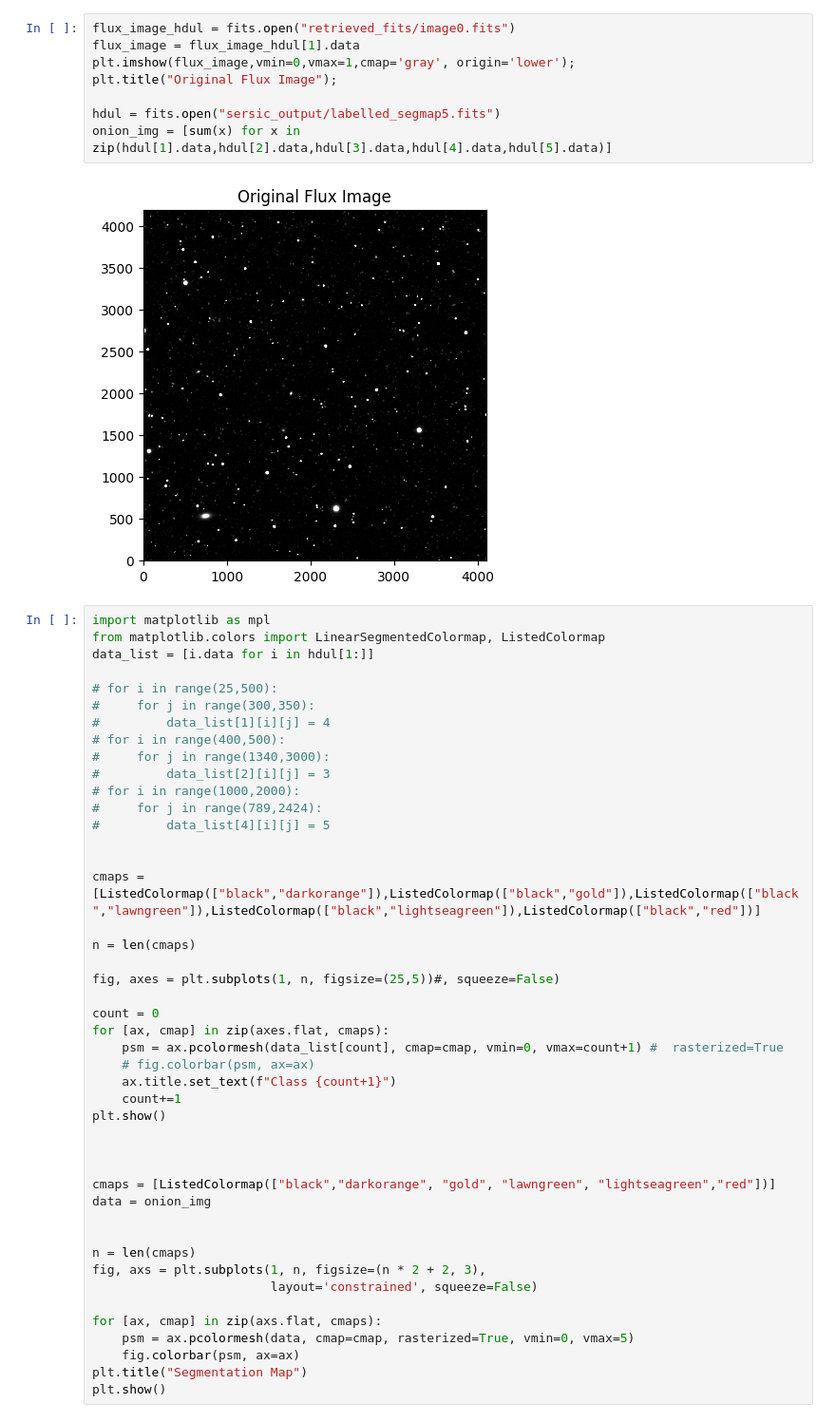
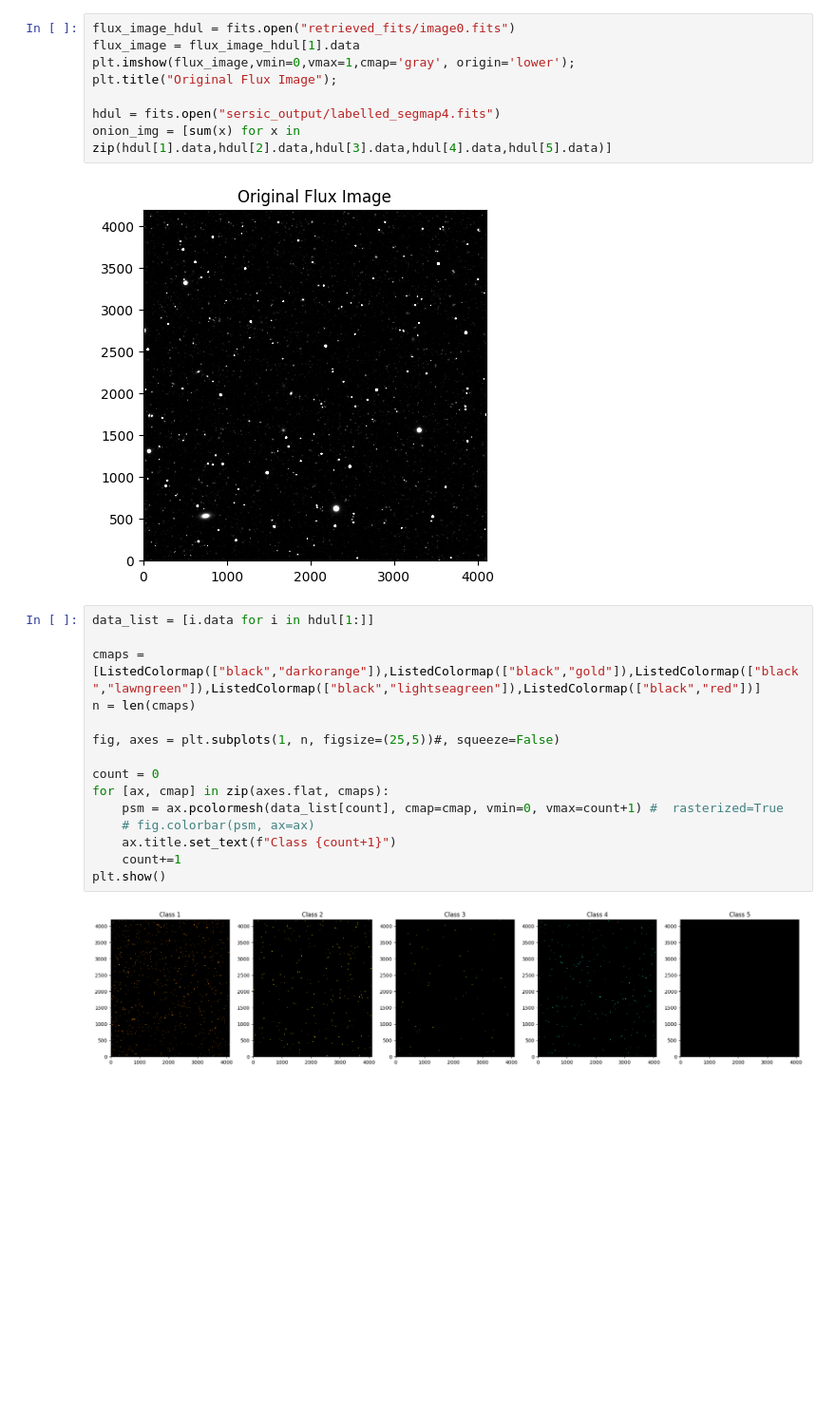
Before and after one commit to sierrajanson/Comp_Astro_Lab-Rubin, a Jupyter notebook: program/displaying_segmaps.ipynb, the cells around one changed output. Shown: that part at 95% size. Drawn from its saved outputs; the diff is of its cells as text; blank space fills up the shorter version.

```diff
--- a/program/displaying_segmaps.ipynb
+++ b/program/displaying_segmaps.ipynb
@@ -14,52 +11,24 @@ flux_image = flux_image_hdul[1].data
 plt.imshow(flux_image,vmin=0,vmax=1,cmap='gray', origin='lower');
 plt.title("Original Flux Image");
 
-hdul = fits.open("sersic_output/labelled_segmap5.fits")
+hdul = fits.open("sersic_output/labelled_segmap4.fits")
 onion_img = [sum(x) for x in zip(hdul[1].data,hdul[2].data,hdul[3].data,hdul[4].data,hdul[5].data)]
 # %% [output]
 [figure]
 # %%
-import matplotlib as mpl
-from matplotlib.colors import LinearSegmentedColormap, ListedColormap
 data_list = [i.data for i in hdul[1:]]
 
-# for i in range(25,500):
-#     for j in range(300,350):
-#         data_list[1][i][j] = 4
-# for i in range(400,500):
-#     for j in range(1340,3000):
-#         data_list[2][i][j] = 3
-# for i in range(1000,2000):
-#     for j in range(789,2424):
-#         data_list[4][i][j] = 5
-
-
 cmaps = [ListedColormap(["black","darkorange"]),ListedColormap(["black","gold"]),ListedColormap(["black","lawngreen"]),ListedColormap(["black","lightseagreen"]),ListedColormap(["black","red"])]
-
 n = len(cmaps)
 
 fig, axes = plt.subplots(1, n, figsize=(25,5))#, squeeze=False)
 
 count = 0
 for [ax, cmap] in zip(axes.flat, cmaps):
     psm = ax.pcolormesh(data_list[count], cmap=cmap, vmin=0, vmax=count+1) #  rasterized=True
     # fig.colorbar(psm, ax=ax)
     ax.title.set_text(f"Class {count+1}")
     count+=1
 plt.show()
-
-
-
-cmaps = [ListedColormap(["black","darkorange", "gold", "lawngreen", "lightseagreen","red"])]
-data = onion_img
-
-
-n = len(cmaps)
-fig, axs = plt.subplots(1, n, figsize=(n * 2 + 2, 3),
-                        layout='constrained', squeeze=False)
-
-for [ax, cmap] in zip(axs.flat, cmaps):
-    psm = ax.pcolormesh(data, cmap=cmap, rasterized=True, vmin=0, vmax=5)
-    fig.colorbar(psm, ax=ax)
-plt.title("Segmentation Map")
-plt.show()
+# %% [output]
+[figure, added]
```
Also changed, not shown: parts of 3 cells of this notebook, 2 other files.
